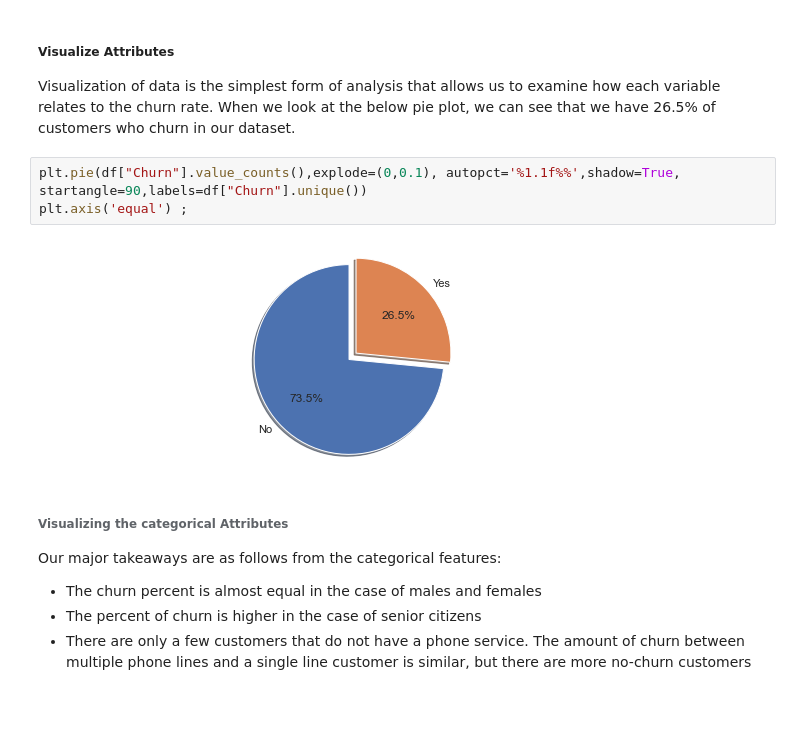
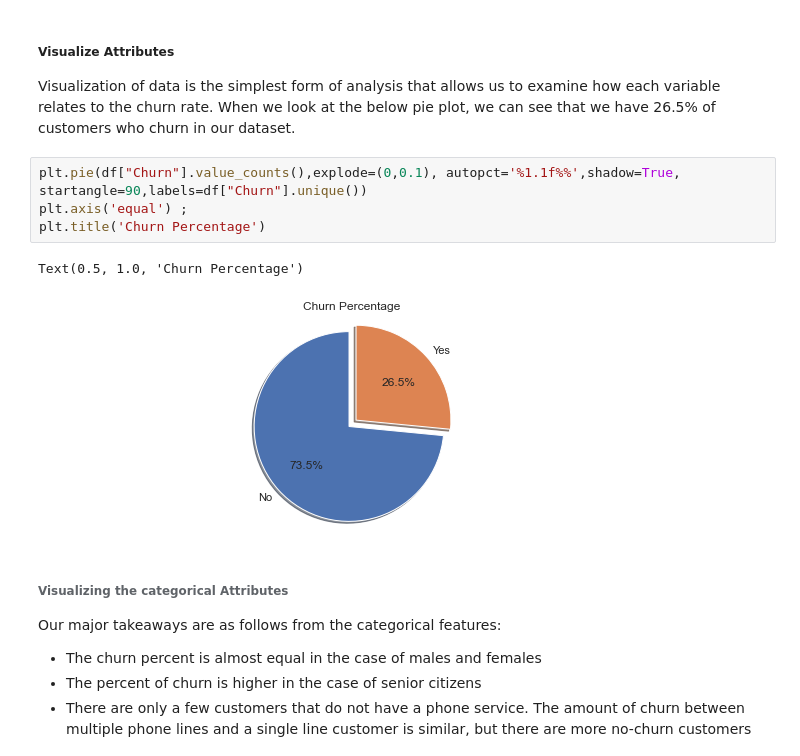
Before and after one commit to lijjumathew/MSDS-Machine-Learning-1-Project, a Jupyter notebook: Code/UnifiedTelco.ipynb, the cells around one changed output. Saved outputs shown, nothing was run; the diff lists cells and outputs as text; blank space fills up the shorter version.

Commit message:
Added titles, labels to plots and some points to conclusion

```diff
--- a/Code/UnifiedTelco.ipynb
+++ b/Code/UnifiedTelco.ipynb
@@ -178,8 +178,10 @@ Visualization of data is the simplest form of analysis that allows us to examine
 # %%
 plt.pie(df["Churn"].value_counts(),explode=(0,0.1), autopct='%1.1f%%',shadow=True, startangle=90,labels=df["Churn"].unique())
 plt.axis('equal') ;
+plt.title('Churn Percentage')
 # %% [output]
+Text(0.5, 1.0, 'Churn Percentage')
-[figure, old version]
+[figure, new version]
 # %% [markdown]
 ###### Visualizing the categorical Attributes
 Our major takeaways are as follows from the categorical features:
```
Also changed, not shown: parts of 8 cells of this notebook.
